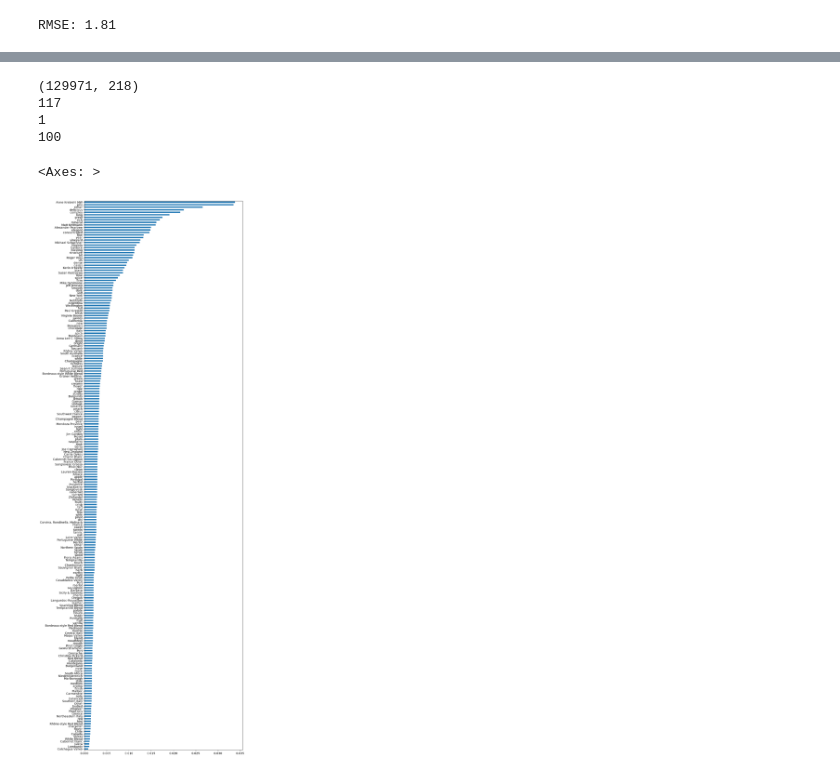
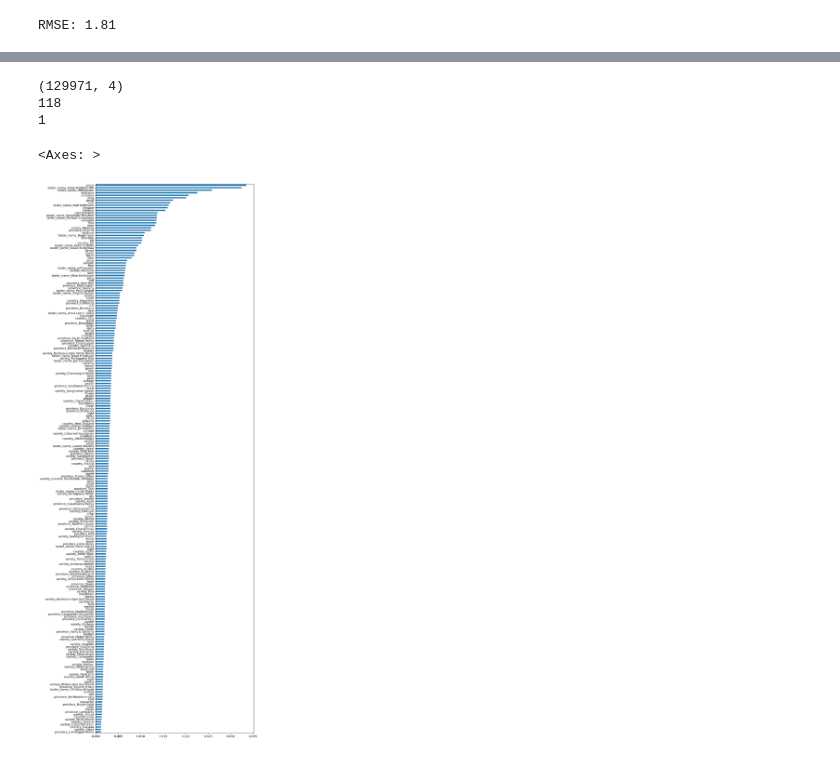
Before and after one commit to Alexso1010/Wine-Cloud, a Jupyter notebook: vin.ipynb, the cells around one changed output, grey strips where cells are left out. Saved outputs shown, nothing was run; the diff lists cells and outputs as text; code cells hidden in the pictures.

```diff
--- a/vin.ipynb
+++ b/vin.ipynb
@@ -469,24 +458,22 @@ plt.show()
 [figure]
 # %%
 categories = enc.categories_[0].tolist() + enc.categories_[1].tolist() + enc.categories_[2].tolist() + enc.categories_[3].tolist()
-print(X.shape)
-print(len(categories))
-print(len(["prix"]))
-print(len(mots_kept.tolist()))
 
+cat_cols = [df.columns[0]] + df.columns[3:6].tolist()
+feature_names = (enc.get_feature_names_out(cat_cols).tolist()
+                 + [df.columns[2]]
+                 + mots_kept.tolist())
 
 importances = pd.Series(
     bst.feature_importances_,
-    index = categories + ["prix"] + mots_kept.tolist()
+    index = feature_names
 ).sort_values()
 
-from xgboost import plot_importance
-# plot_importance(bst, max_num_features=20)
+
 importances.plot.barh(figsize=(10, 35))
 # %% [output]
-(129971, 218)
-117
+(129971, 4)
+118
 1
-100
 <Axes: >
-[figure, old version]
+[figure, new version]
```
Also changed, not shown: parts of 10 cells of this notebook.
